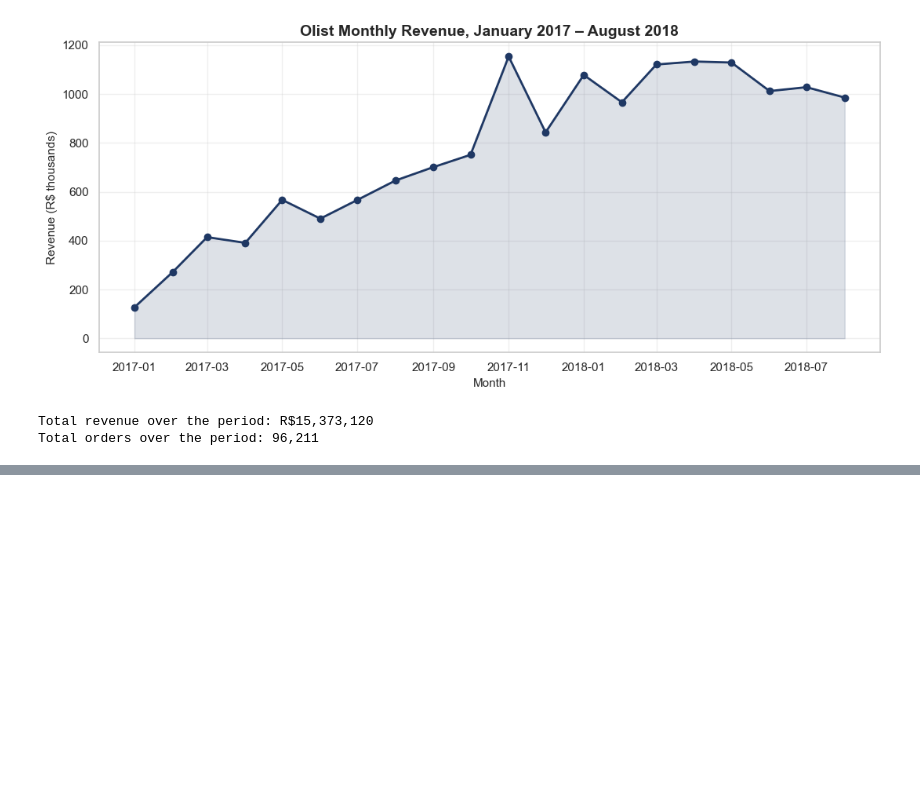
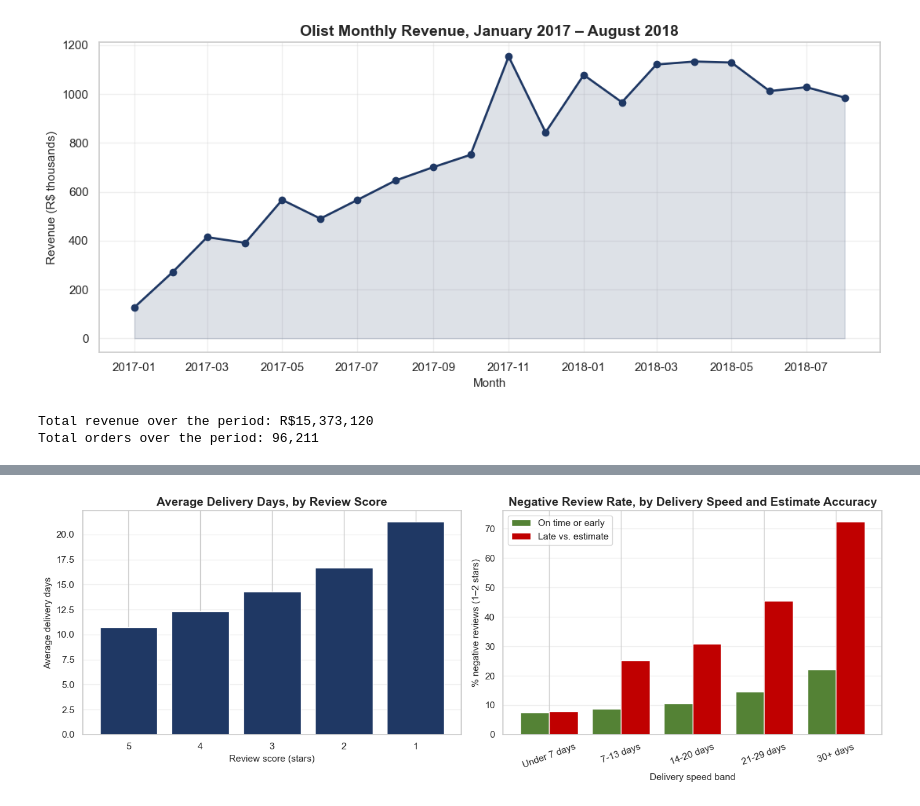
Before and after one commit to mubinamirzaeva/ecommerce-customer-analytics, a Jupyter notebook: notebooks/01_exploration.ipynb, the cells around one changed output, grey strips where cells are left out. Cells and saved outputs as stored; diff of their text form; code cells hidden in the pictures; blank space fills up the shorter version.

```diff
--- a/notebooks/01_exploration.ipynb
+++ b/notebooks/01_exploration.ipynb
@@ -81,0 +230,74 @@ Total orders over the period: 96,211
+# %%
+delivery_simple_query = """
+SELECT
+    r.review_score,
+    ROUND(AVG(EXTRACT(EPOCH FROM (o.order_delivered_customer_date - o.order_purchase_timestamp))/86400)::NUMERIC, 1)
+        AS avg_delivery_days,
+    ROUND(100.0 * COUNT(*) FILTER (WHERE o.order_delivered_customer_date > o.order_estimated_delivery_date) / COUNT(*), 1)
+        AS pct_delivered_late
+FROM order_reviews r
+JOIN orders o ON r.order_id = o.order_id
+WHERE o.order_status = 'delivered'
+  AND o.order_delivered_customer_date IS NOT NULL
+GROUP BY r.review_score
+ORDER BY r.review_score DESC;
+"""
+
+delivery_interaction_query = """
+WITH delivery_data AS (
+    SELECT
+        r.review_score,
+        EXTRACT(EPOCH FROM (o.order_delivered_customer_date - o.order_purchase_timestamp))/86400 AS delivery_days,
+        EXTRACT(EPOCH FROM (o.order_delivered_customer_date - o.order_estimated_delivery_date))/86400 AS days_vs_estimate
+    FROM order_reviews r
+    JOIN orders o ON r.order_id = o.order_id
+    WHERE o.order_status = 'delivered'
+      AND o.order_delivered_customer_date IS NOT NULL
+)
+SELECT
+    CASE
+        WHEN delivery_days < 7 THEN 'Under 7 days'
+        WHEN delivery_days < 14 THEN '7-13 days'
+        WHEN delivery_days < 21 THEN '14-20 days'
+        WHEN delivery_days < 30 THEN '21-29 days'
+        ELSE '30+ days'
+    END AS delivery_band,
+    CASE
+        WHEN days_vs_estimate <= 0 THEN 'On time or early'
+        ELSE 'Late'
+    END AS estimate_status,
+    ROUND(100.0 * COUNT(*) FILTER (WHERE review_score <= 2) / COUNT(*), 1) AS pct_negative
+FROM delivery_data
+GROUP BY delivery_band, estimate_status
+ORDER BY delivery_band, estimate_status;
+"""
+
+simple_df = pd.read_sql(delivery_simple_query, conn)
+interaction_df = pd.read_sql(delivery_interaction_query, conn)
+
+fig, axes = plt.subplots(1, 2, figsize=(14, 5))
+
+axes[0].bar(simple_df["review_score"].astype(str), simple_df["avg_delivery_days"], color="#1f3864")
+axes[0].set_title("Average Delivery Days, by Review Score")
+axes[0].set_xlabel("Review score (stars)")
+axes[0].set_ylabel("Average delivery days")
+axes[0].grid(True, alpha=0.3, axis="y")
+
+band_order = ["Under 7 days", "7-13 days", "14-20 days", "21-29 days", "30+ days"]
+pivot = interaction_df.pivot(index="delivery_band", columns="estimate_status", values="pct_negative").reindex(band_order)
+x = range(len(pivot.index))
+axes[1].bar([i - 0.2 for i in x], pivot["On time or early"], width=0.4, label="On time or early", color="#548235")
+axes[1].bar([i + 0.2 for i in x], pivot["Late"], width=0.4, label="Late vs. estimate", color="#c00000")
+axes[1].set_xticks(list(x))
+axes[1].set_xticklabels(pivot.index, rotation=20)
+axes[1].set_title("Negative Review Rate, by Delivery Speed and Estimate Accuracy")
+axes[1].set_xlabel("Delivery speed band")
+axes[1].set_ylabel("% negative reviews (1–2 stars)")
+axes[1].legend()
+axes[1].grid(True, alpha=0.3, axis="y")
+
+plt.tight_layout()
+plt.savefig("../dashboard/04_delivery_reviews.png", dpi=150, bbox_inches="tight")
+plt.show()
+# %% [output]
+[figure, added]
```
Also changed, not shown: parts of 6 cells of this notebook.
